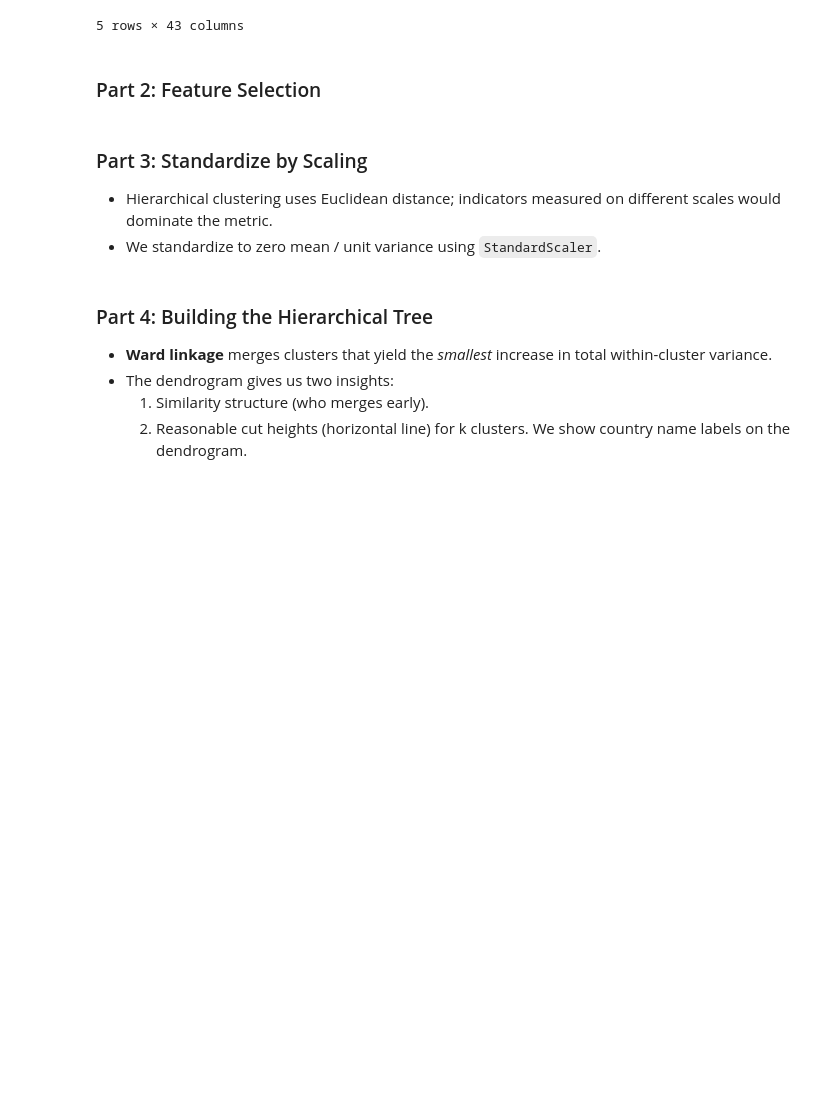
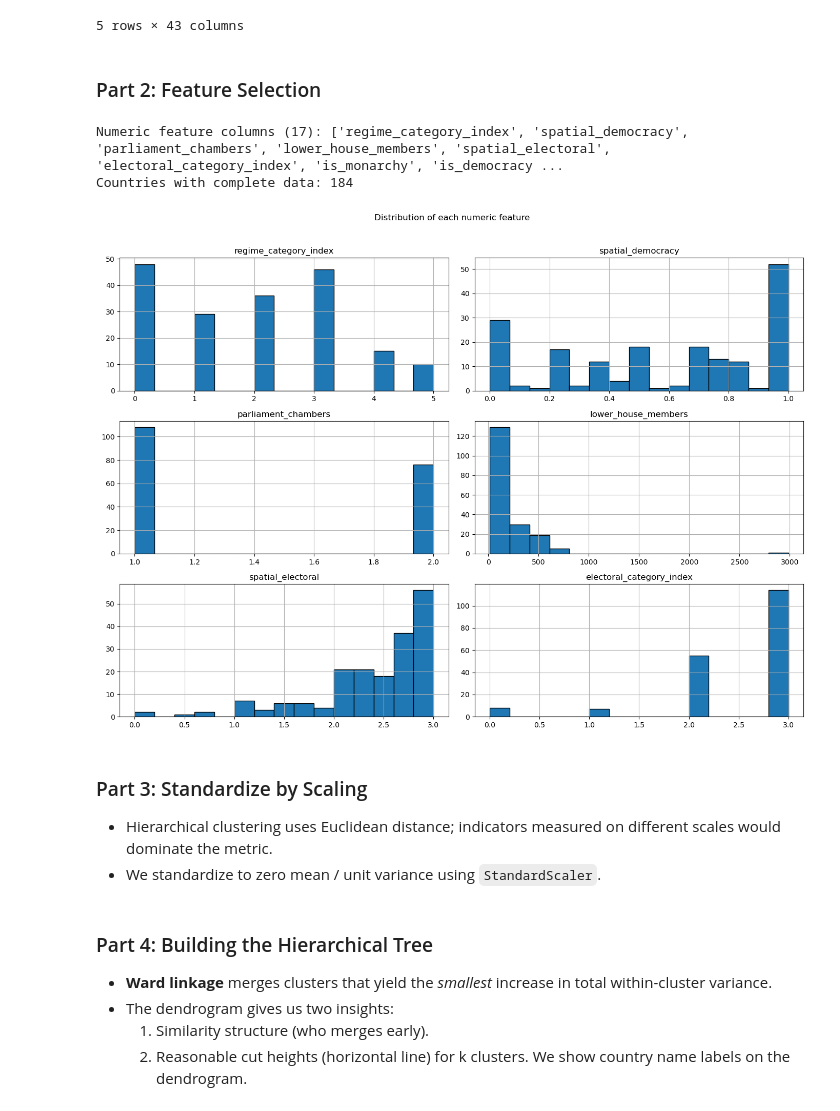
Before and after one commit to julia-dunn/DUNN-Data-Science-Portfolio, a Jupyter notebook: week-12/IDS Week_12_2_IN-CLASS.ipynb, the cells around one changed output. Saved outputs shown, nothing was run; the diff lists cells and outputs as text; code cells hidden in the pictures; blank space fills up the shorter version.

```diff
--- a/week-12/IDS Week_12_2_IN-CLASS.ipynb
+++ b/week-12/IDS Week_12_2_IN-CLASS.ipynb
@@ -40,35 +40,43 @@ Countries in 2020: 208
 
 # Boolean feature columns to convert
 bool_cols = ["is_monarchy", "is_democracy", "is_presidential", "is_colony", "is_communist",
              "has_proportional_voting", "has_full_suffrage", "is_multiparty",
              "has_free_and_fair_election", "has_alternation", "has_new_constitution"]
 
 # Numeric feature columns (drop those with mostly NaN)
 num_cols = ["regime_category_index", "spatial_democracy", "parliament_chambers",
             "lower_house_members", "spatial_electoral", "electoral_category_index"]
 
 # Convert boolean columns to int (True=1, False=0, NaN stays NaN)
-
+for col in bool_cols:
+    data[col].map({True: 1, False: 0}) # redundant because in python this is already the case
 
 # Concat feature_cols
+feature_cols = num_cols + bool_cols
 
 # Create new features_df with only feature_cols
+features_df = data[feature_cols].copy()
 
 # Drop rows with NaN
-
+mask = features_df.notna().all(axis = 1)
+features_df = features_df[mask]
 
 # Update country name and codes
 country_names = data.loc[mask, "country_name"].values
 country_codes = data.loc[mask, "country_code"].values
 
 print(f"Numeric feature columns ({len(feature_cols)}):", list(feature_cols))
 print(f"Countries with complete data: {len(features_df)}")
 
 # Optional sanity-check visual
 features_df.hist(figsize=(14, 10), edgecolor="k", bins=15)
 plt.suptitle("Distribution of each numeric feature", y=1.02)
 plt.tight_layout()
 plt.show()
+# %% [output]
+Numeric feature columns (17): ['regime_category_index', 'spatial_democracy', 'parliament_chambers', 'lower_house_members', 'spatial_electoral', 'electoral_category_index', 'is_monarchy', 'is_democracy ...
+Countries with complete data: 184
+[figure, added]
 # %% [markdown]
 ### Part 3: Standardize by Scaling
 - Hierarchical clustering uses Euclidean distance; indicators measured on different scales would dominate the metric.
```
Also changed, not shown: parts of 5 cells of this notebook.
